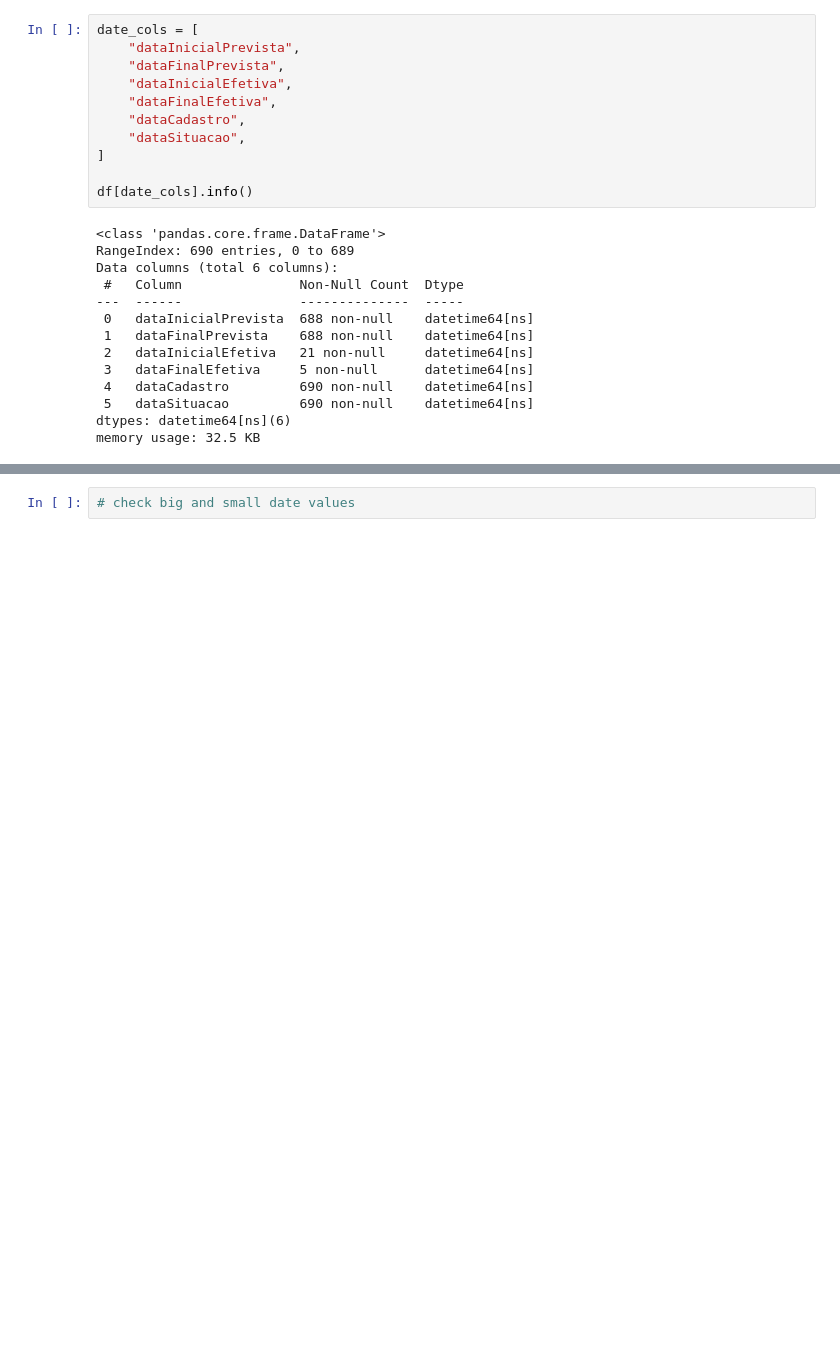
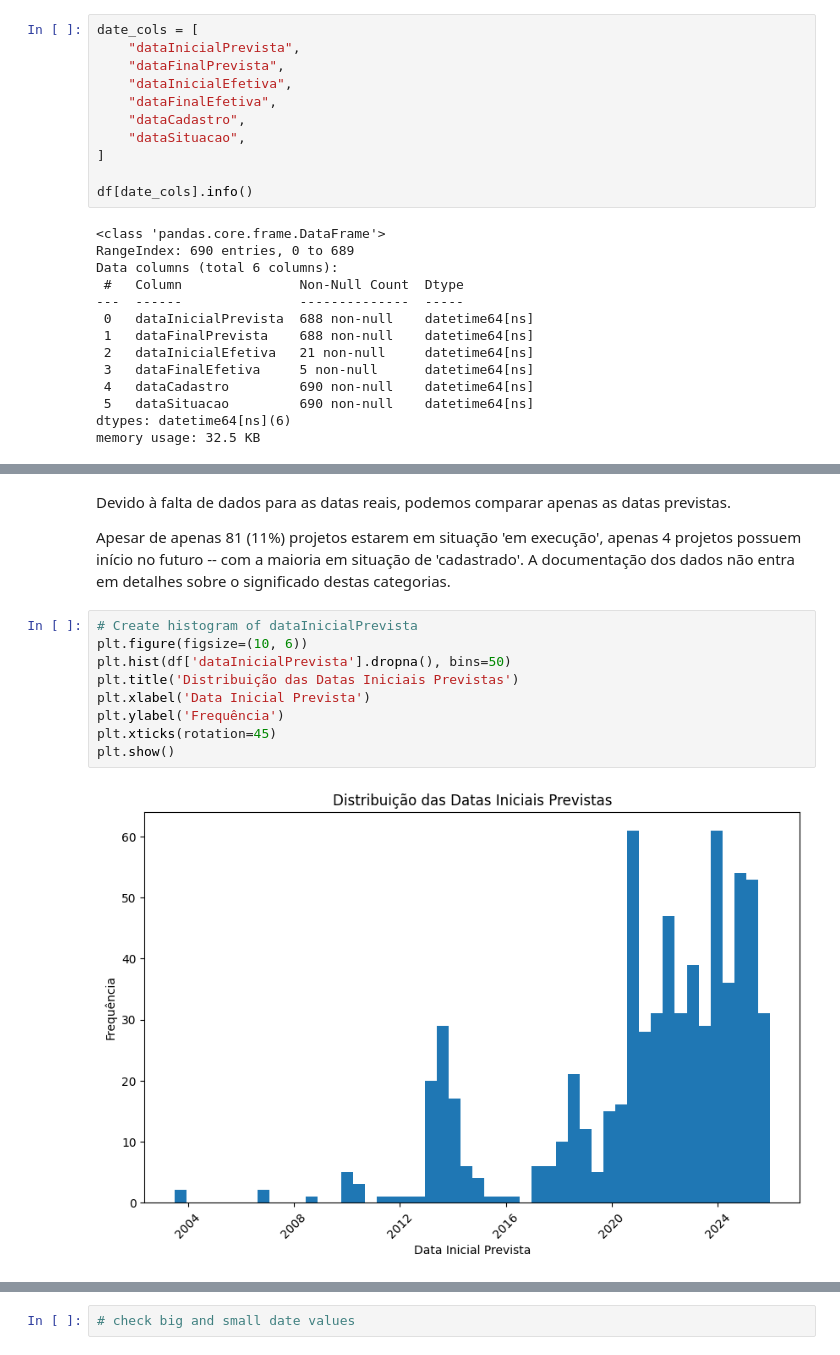
Before and after one commit to noah-art3mis/takehome-lablivre-analysis, a Jupyter notebook: relatorio_lablivre.ipynb, the cells around one changed output, grey strips where cells are left out. Saved outputs shown, nothing was run; the diff lists cells and outputs as text; blank space fills up the shorter version.

```diff
--- a/relatorio_lablivre.ipynb
+++ b/relatorio_lablivre.ipynb
@@ -1108,0 +1148,15 @@ df[["descricao", "duracaoPrevista", "investimentoFaixa"]].sort_values(
+# %% [markdown]
+Devido à falta de dados para as datas reais, podemos comparar apenas as datas previstas.
+
+Apesar de apenas 81 (11%) projetos estarem em situação 'em execução', apenas 4 projetos possuem início no futuro -- com a maioria em situação de 'cadastrado'. A documentação dos dados não entra em detalhes sobre o significado destas categorias.
+# %%
+# Create histogram of dataInicialPrevista
+plt.figure(figsize=(10, 6))
+plt.hist(df['dataInicialPrevista'].dropna(), bins=50)
+plt.title('Distribuição das Datas Iniciais Previstas')
+plt.xlabel('Data Inicial Prevista')
+plt.ylabel('Frequência')
+plt.xticks(rotation=45)
+plt.show()
+# %% [output]
+[figure, added]
```
Also changed, not shown: parts of 28 cells of this notebook.
